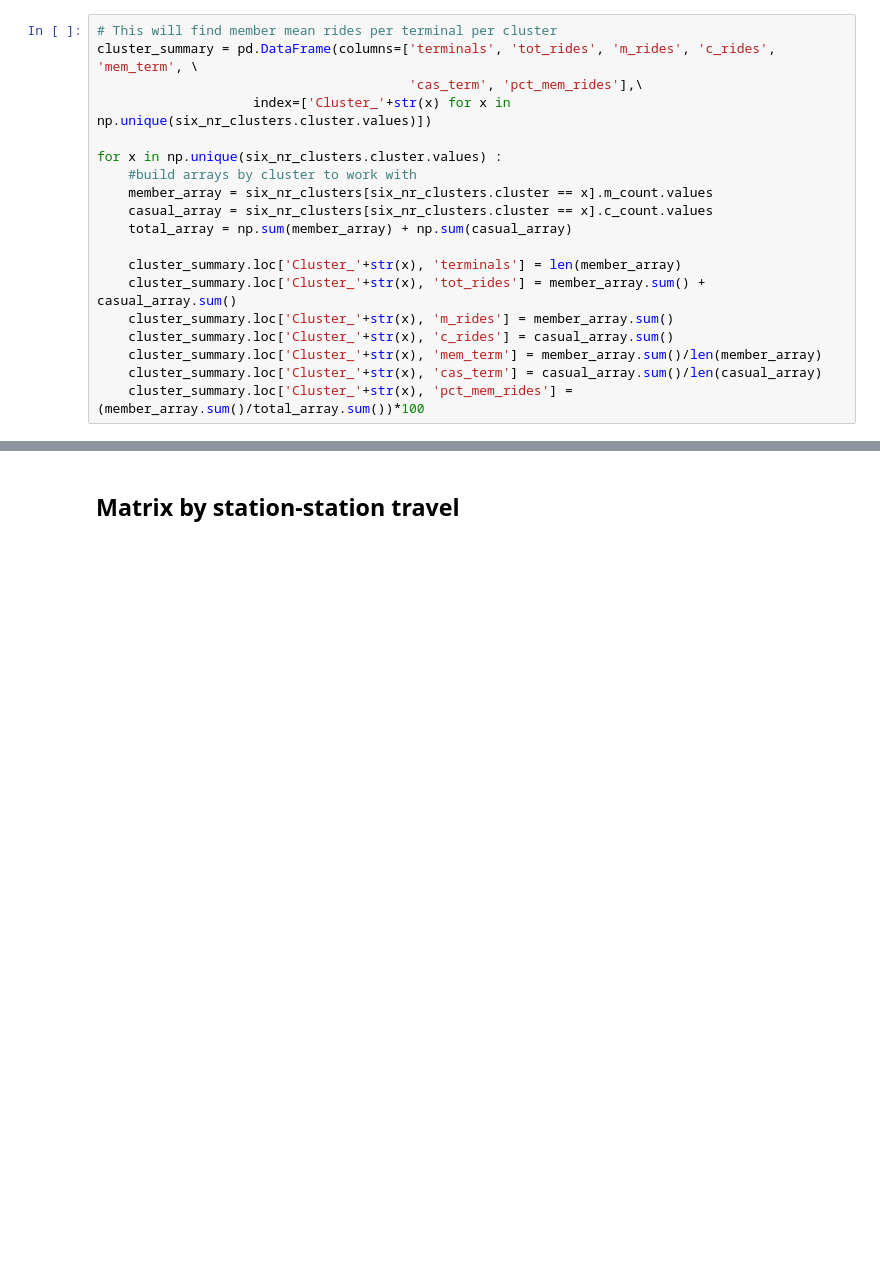
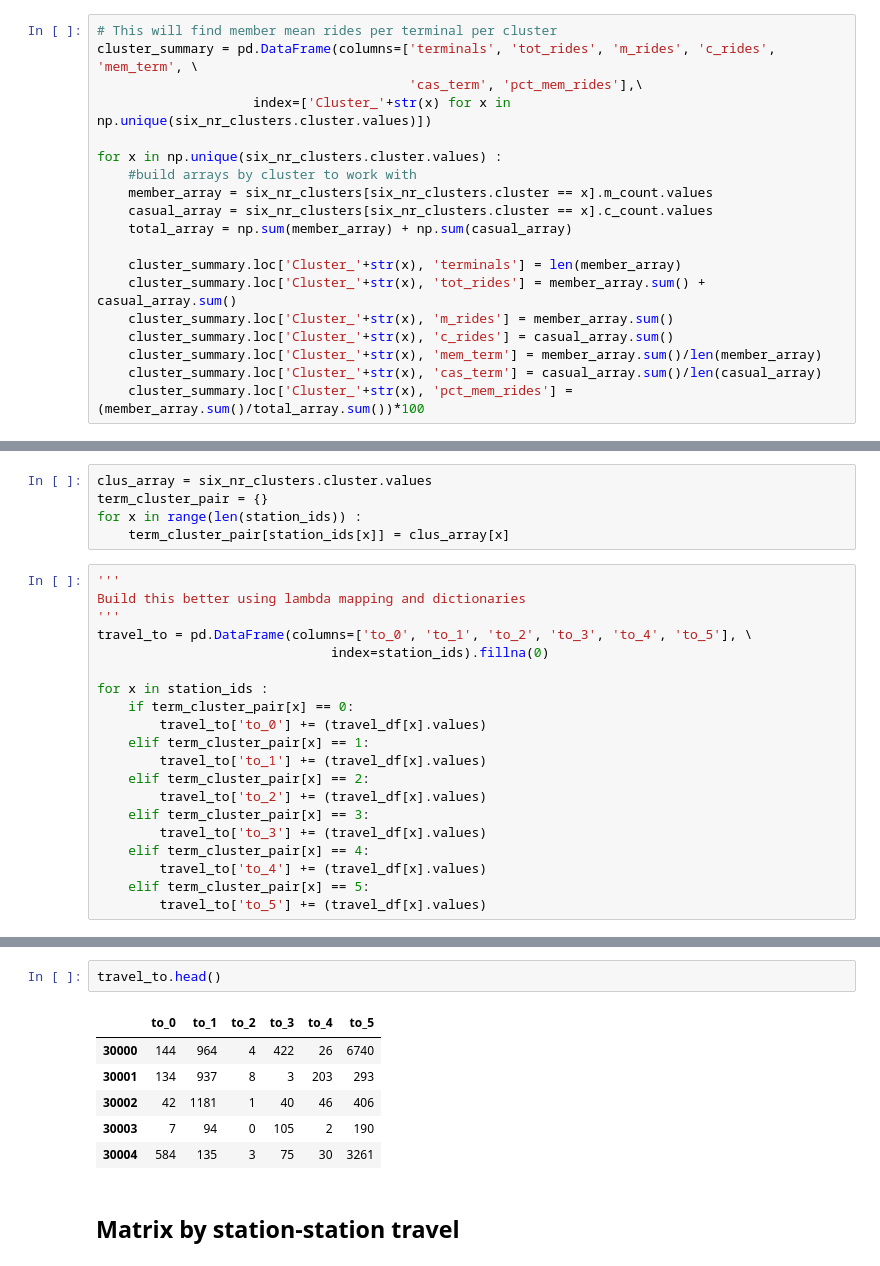
Before and after one commit to SethDKelly/NiceRideMN, a Jupyter notebook: Station KMean prototype.ipynb, the cells around one changed output, grey strips where cells are left out. Drawn from its saved outputs; the diff is of its cells as text; blank space fills up the shorter version.

```diff
--- a/Station KMean prototype.ipynb
+++ b/Station KMean prototype.ipynb
@@ -382,0 +388,25 @@ term_cluster = zip(intra.Terminal.values, intra.cluster.values)
+# %%
+clus_array = six_nr_clusters.cluster.values
+term_cluster_pair = {}
+for x in range(len(station_ids)) :
+    term_cluster_pair[station_ids[x]] = clus_array[x]
+# %%
+'''
+Build this better using lambda mapping and dictionaries
+'''
+travel_to = pd.DataFrame(columns=['to_0', 'to_1', 'to_2', 'to_3', 'to_4', 'to_5'], \
+                              index=station_ids).fillna(0)
+
+for x in station_ids :
+    if term_cluster_pair[x] == 0:
+        travel_to['to_0'] += (travel_df[x].values)
+    elif term_cluster_pair[x] == 1:
+        travel_to['to_1'] += (travel_df[x].values)
+    elif term_cluster_pair[x] == 2:
+        travel_to['to_2'] += (travel_df[x].values)
+    elif term_cluster_pair[x] == 3:
+        travel_to['to_3'] += (travel_df[x].values)
+    elif term_cluster_pair[x] == 4:
+        travel_to['to_4'] += (travel_df[x].values)
+    elif term_cluster_pair[x] == 5:
+        travel_to['to_5'] += (travel_df[x].values)
@@ -383,2 +456,11 @@ term_cluster = zip(intra.Terminal.values, intra.cluster.values)
+# %%
+travel_to.head()
+# %% [output]
+|  | to_0 | to_1 | to_2 | to_3 | to_4 | to_5 |
+| 30000 | 144 | 964 | 4 | 422 | 26 | 6740 |
+| 30001 | 134 | 937 | 8 | 3 | 203 | 293 |
+| 30002 | 42 | 1181 | 1 | 40 | 46 | 406 |
+| 30003 | 7 | 94 | 0 | 105 | 2 | 190 |
+| 30004 | 584 | 135 | 3 | 75 | 30 | 3261 |
 # %% [markdown]
 ## Matrix by station-station travel
```
Also changed, not shown: parts of 32 cells of this notebook.
